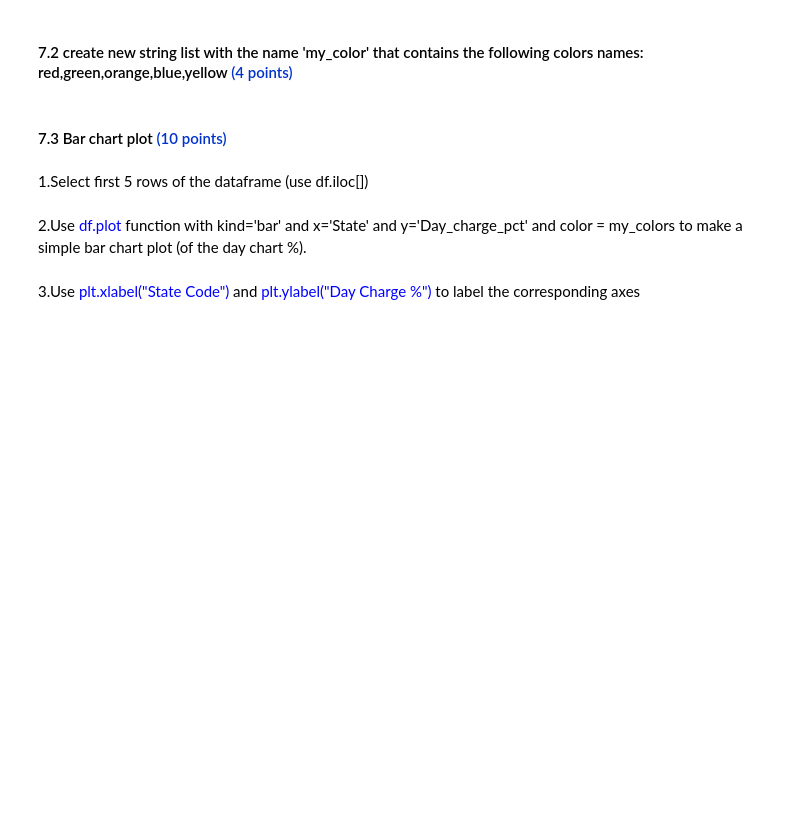
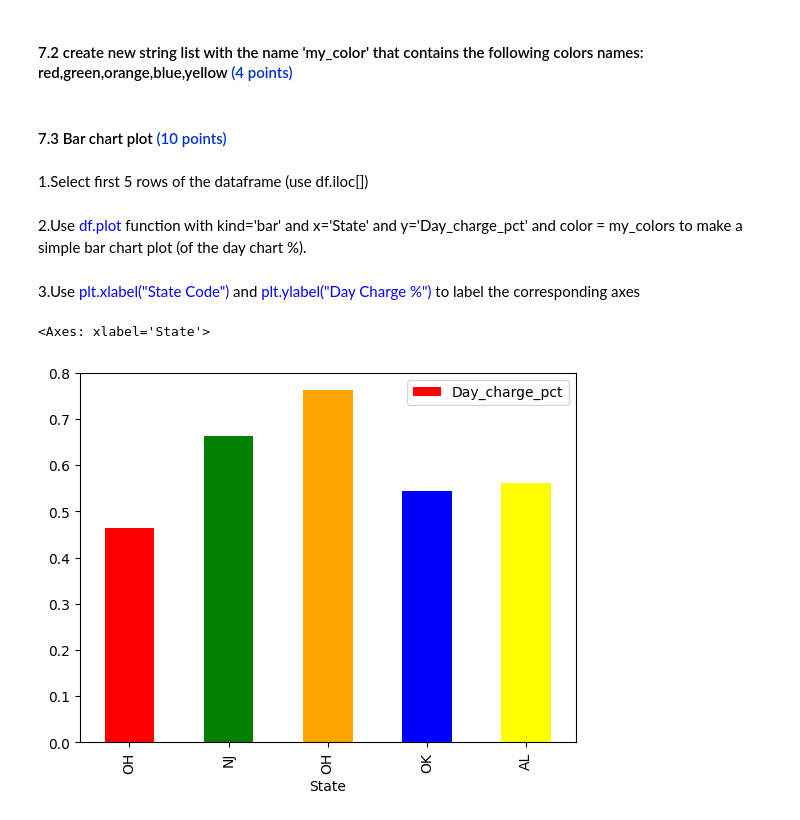
Before and after one commit to tzivi618/PythonHomeWork, a Jupyter notebook: lesson7_pandas/Telecom_Churn_Test.ipynb, the cells around one changed output. Saved outputs shown, nothing was run; the diff lists cells and outputs as text; code cells hidden in the pictures; blank space fills up the shorter version.

```diff
--- a/lesson7_pandas/Telecom_Churn_Test.ipynb
+++ b/lesson7_pandas/Telecom_Churn_Test.ipynb
@@ -96,0 +93,3 @@ np.float64(6.900621118012422)
+# %%
+df['Churn']=df['Churn'].astype(int)
+df
@@ -126,3 +186,6 @@ Hint: To normalize using all values, simply set normalize=True
 #### 6. Columns calculations
 # %% [markdown]
 #### 6.1 Add a column name 'total_charge', and get the total charge by sum all the charge columns <span style= color:#0033cc>(7 points)</span>
+# %%
+df['total_charge']=df['Total day charge']+df['Total night charge']+df['Total eve charge']+df['Total intl charge']
+df
@@ -129,2 +206,5 @@ Hint: To normalize using all values, simply set normalize=True
 # %% [markdown]
 ####  6.2 Add a column name 'Day_charge_pct', and get day charge precentage of total charge by dividing the column 'Total day charge' by the column 'total_charge'. <span style= color:#0033cc>(7 points)</span>
+# %%
+df[ 'Day_charge_pct']=df['Total day charge']/df['total_charge']
+df
@@ -135,5 +231,7 @@ Hint: To normalize using all values, simply set normalize=True
 # %% [markdown]
 #### 7.2 create new string list with the name 'my_color' that contains the following colors names: red,green,orange,blue,yellow <span style= color:#0033cc>(4 points)</span>
+# %%
+my_colors=['red','green','orange','blue','yellow']
 # %% [markdown]
 #### 7.3 Bar chart plot <span style= color:#0033cc>(10 points)</span>
 # %% [markdown]
@@ -142,3 +240,8 @@ Hint: To normalize using all values, simply set normalize=True
 2.Use <span style= color:blue>df.plot</span> function with kind='bar' and x='State' and y='Day_charge_pct' and color = my_colors to make a simple bar chart plot (of the day chart %).
 # %% [markdown]
 3.Use <span style= color:blue>plt.xlabel("State Code")</span> and <span style= color:blue>plt.ylabel("Day Charge %")</span> to label the corresponding axes
+# %%
+df.iloc[1:6].plot(kind='bar', x='State',y='Day_charge_pct', color = my_colors)
+# %% [output]
+<Axes: xlabel='State'>
+[figure, added]
```
Also changed, not shown: parts of 17 cells of this notebook.
